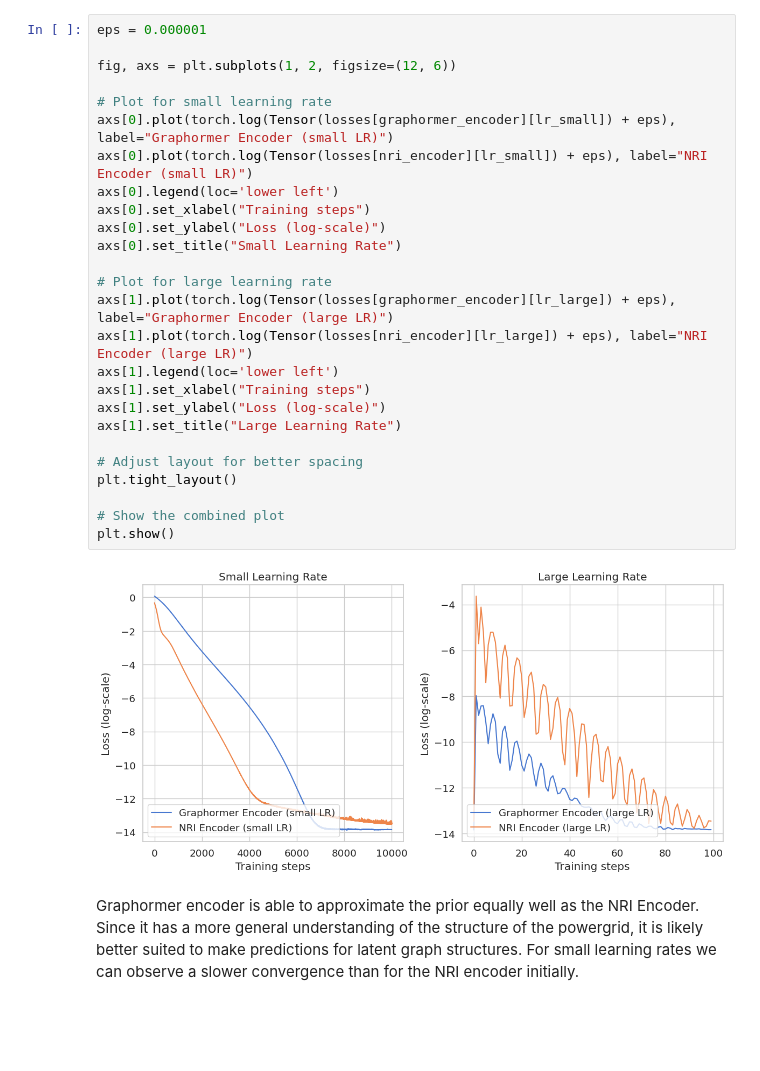
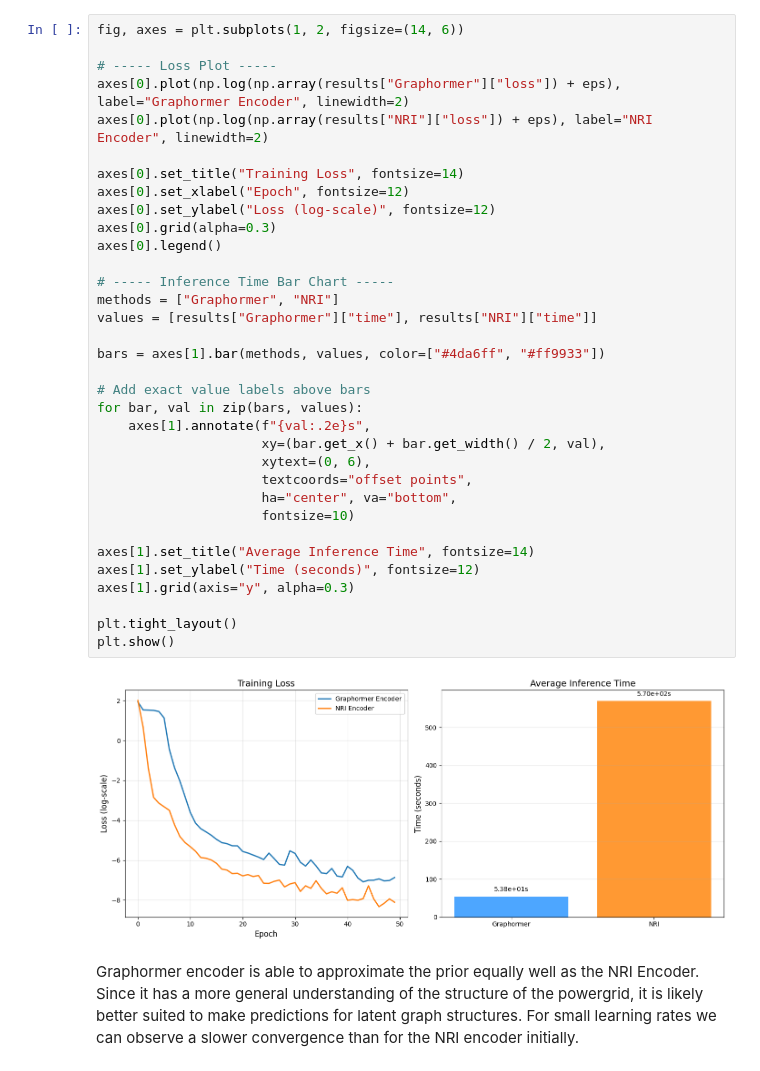
Before and after one commit to HansDampf37/NRI-for-explainable-RL-in-Power-Grids, a Jupyter notebook: visualization/graphormer_vs_nri_encoder_prior_approx.ipynb, the cells around one changed output. Cells and saved outputs as stored; diff of their text form; blank space fills up the shorter version.

```diff
--- a/visualization/graphormer_vs_nri_encoder_prior_approx.ipynb
+++ b/visualization/graphormer_vs_nri_encoder_prior_approx.ipynb
@@ -86,30 +75,38 @@ Epoch 88, L
 # %%
-eps = 0.000001
+fig, axes = plt.subplots(1, 2, figsize=(14, 6))
 
-fig, axs = plt.subplots(1, 2, figsize=(12, 6))
+# ----- Loss Plot -----
+axes[0].plot(np.log(np.array(results["Graphormer"]["loss"]) + eps), label="Graphormer Encoder", linewidth=2)
+axes[0].plot(np.log(np.array(results["NRI"]["loss"]) + eps), label="NRI Encoder", linewidth=2)
 
-# Plot for small learning rate
-axs[0].plot(torch.log(Tensor(losses[graphormer_encoder][lr_small]) + eps), label="Graphormer Encoder (small LR)")
-axs[0].plot(torch.log(Tensor(losses[nri_encoder][lr_small]) + eps), label="NRI Encoder (small LR)")
-axs[0].legend(loc='lower left')
-axs[0].set_xlabel("Training steps")
-axs[0].set_ylabel("Loss (log-scale)")
-axs[0].set_title("Small Learning Rate")
+axes[0].set_title("Training Loss", fontsize=14)
+axes[0].set_xlabel("Epoch", fontsize=12)
+axes[0].set_ylabel("Loss (log-scale)", fontsize=12)
+axes[0].grid(alpha=0.3)
+axes[0].legend()
 
-# Plot for large learning rate
-axs[1].plot(torch.log(Tensor(losses[graphormer_encoder][lr_large]) + eps), label="Graphormer Encoder (large LR)")
-axs[1].plot(torch.log(Tensor(losses[nri_encoder][lr_large]) + eps), label="NRI Encoder (large LR)")
-axs[1].legend(loc='lower left')
-axs[1].set_xlabel("Training steps")
-axs[1].set_ylabel("Loss (log-scale)")
-axs[1].set_title("Large Learning Rate")
+# ----- Inference Time Bar Chart -----
+methods = ["Graphormer", "NRI"]
+values = [results["Graphormer"]["time"], results["NRI"]["time"]]
 
-# Adjust layout for better spacing
+bars = axes[1].bar(methods, values, color=["#4da6ff", "#ff9933"])
+
+# Add exact value labels above bars
+for bar, val in zip(bars, values):
+    axes[1].annotate(f"{val:.2e}s",
+                     xy=(bar.get_x() + bar.get_width() / 2, val),
+                     xytext=(0, 6),
+                     textcoords="offset points",
+                     ha="center", va="bottom",
+                     fontsize=10)
+
+axes[1].set_title("Average Inference Time", fontsize=14)
+axes[1].set_ylabel("Time (seconds)", fontsize=12)
+axes[1].grid(axis="y", alpha=0.3)
+
 plt.tight_layout()
-
-# Show the combined plot
 plt.show()
 # %% [output]
-[figure, old version]
+[figure, new version]
 # %% [markdown]
 Graphormer encoder is able to approximate the prior equally well as the NRI Encoder. Since it has a more general understanding of the structure of the powergrid, it is likely better suited to make predictions for latent graph structures. For small learning rates we can observe a slower convergence than for the NRI encoder initially.
```
Also changed, not shown: parts of 6 cells of this notebook, 4 other files.
